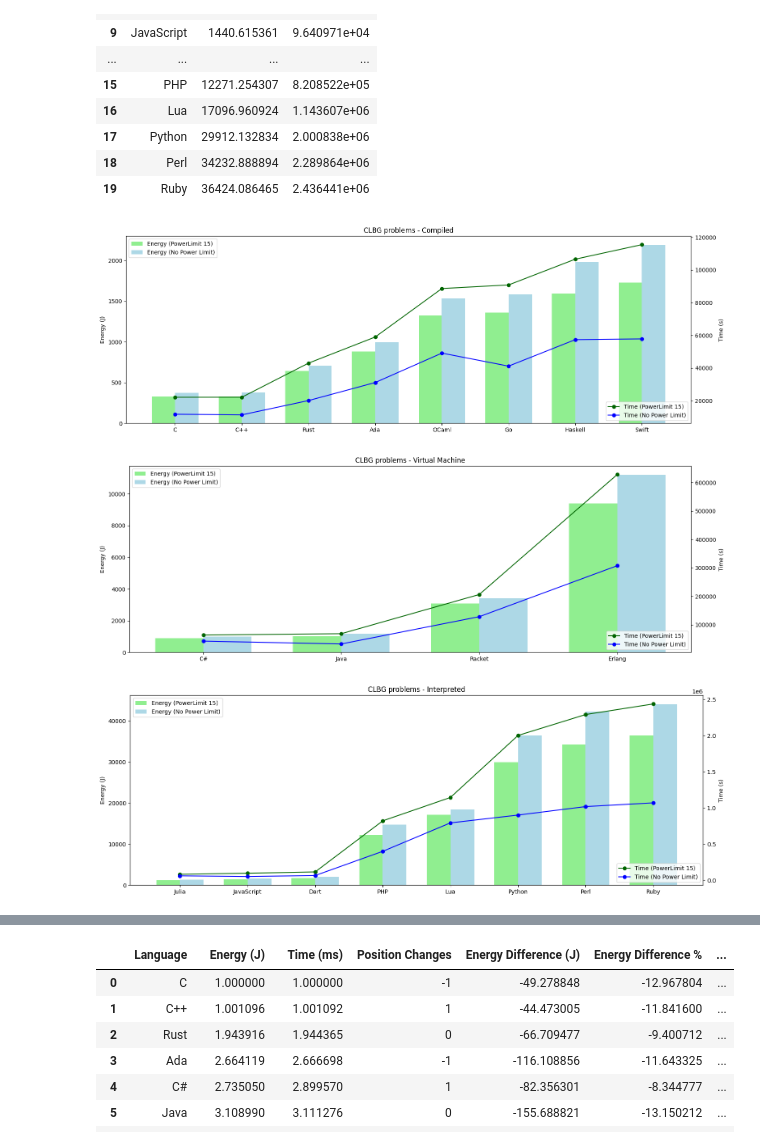
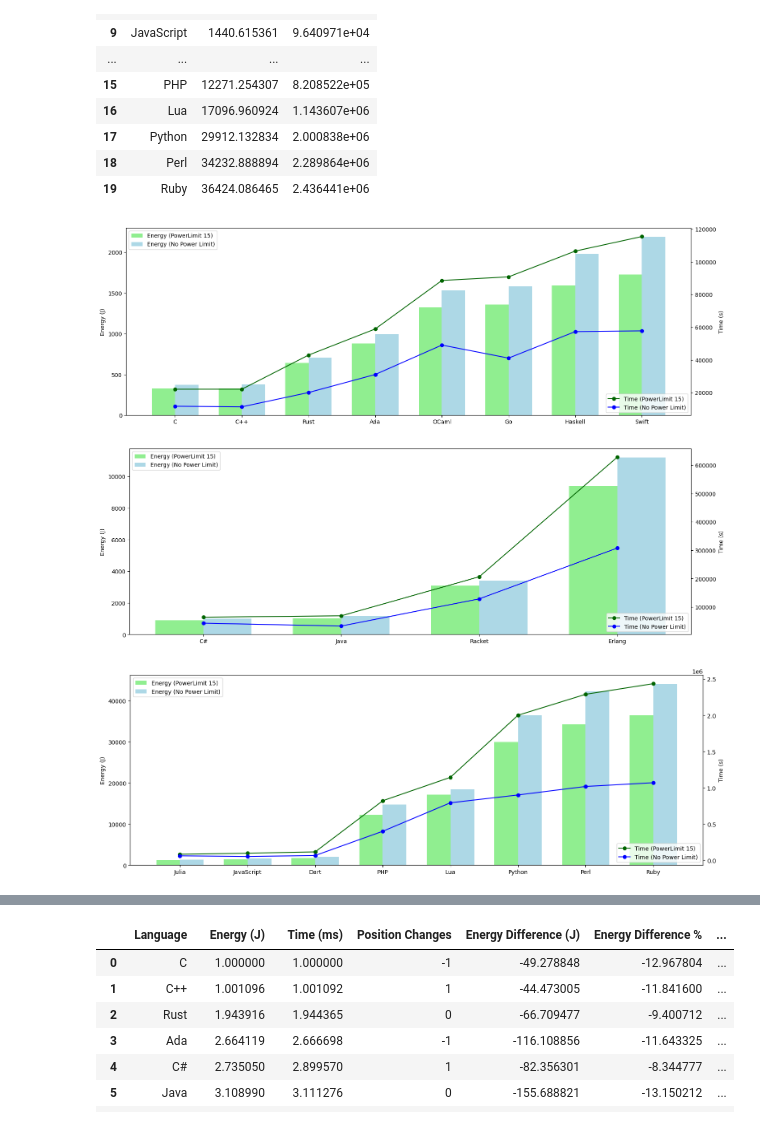
Before and after one commit to LuisMPSilva01/Energy-Languages-PowerCap, a Jupyter notebook: NoteBooks/statistics.ipynb, the cells around one changed output, grey strips where cells are left out. Drawn from its saved outputs; the diff is of its cells as text; code cells hidden in the pictures.

```diff
--- a/NoteBooks/statistics.ipynb
+++ b/NoteBooks/statistics.ipynb
@@ -8,7 +8,7 @@ import numpy as np
 
 
 
-file_name = '../measurements.csv'
+file_name = 'measurements.csv'
 df = pd.read_csv(file_name, header = 0, delimiter=",", decimal=".")
 df['Language'].replace('CSharp', 'C#', inplace=True)
 df.head()
@@ -618,37 +653,37 @@ def plot_data(ax, energy_15, time_15, energy_minus_1, time_minus_1, label):
     ax.bar(x + width/2, energy_minus_1['Energy (J)'], width, color='lightblue', label='Energy (No Power Limit)')
 
     ax2 = ax.twinx()
     ax2.plot(x, energy_15['Time (ms)'], color='darkgreen', marker='o', label='Time (PowerLimit 15)')
     ax2.plot(x, time_minus_1['Time (ms)'], color='blue', marker='o', label='Time (No Power Limit)')
 
     ax.set_xticks(x)
     ax.set_xticklabels(energy_15['Language'])
     ax.set_ylabel('Energy (J)')
     ax2.set_ylabel('Time (s)')
-    ax.set_title(label)
+    #ax.set_title(label)
     ax.legend(loc='upper left')
     ax2.legend(loc='lower right')  # Adjusting legend position
 
 # Create three separate figures
 fig1, ax1 = plt.subplots(figsize=(18, 6))
 fig2, ax2 = plt.subplots(figsize=(18, 6))
 fig3, ax3 = plt.subplots(figsize=(18, 6))
 
 # Plot data for Compiled
 plot_data(ax1, compiled_15_data, compiled_15_data, compiled_minus_1_data, compiled_minus_1_data, f'CLBG problems - Compiled')
 
 # Plot data for Virtual Machine
 plot_data(ax2, vm_15_data, vm_15_data, vm_minus_1_data, vm_minus_1_data, f'CLBG problems - Virtual Machine')
 
 # Plot data for Interpreted
 plot_data(ax3, interpreted_15_data, interpreted_15_data, interpreted_minus_1_data, interpreted_minus_1_data, f'CLBG problems - Interpreted')
 
 # Show the plots
 plt.show()
 # %% [output]
-[figure, old version]
+[figure, new version]
-[figure, old version]
+[figure, new version]
-[figure, old version]
+[figure, new version]
 # %%
 result_df = []
 #  Iterate over languages in the program
```
Also changed, not shown: parts of 16 cells of this notebook.
